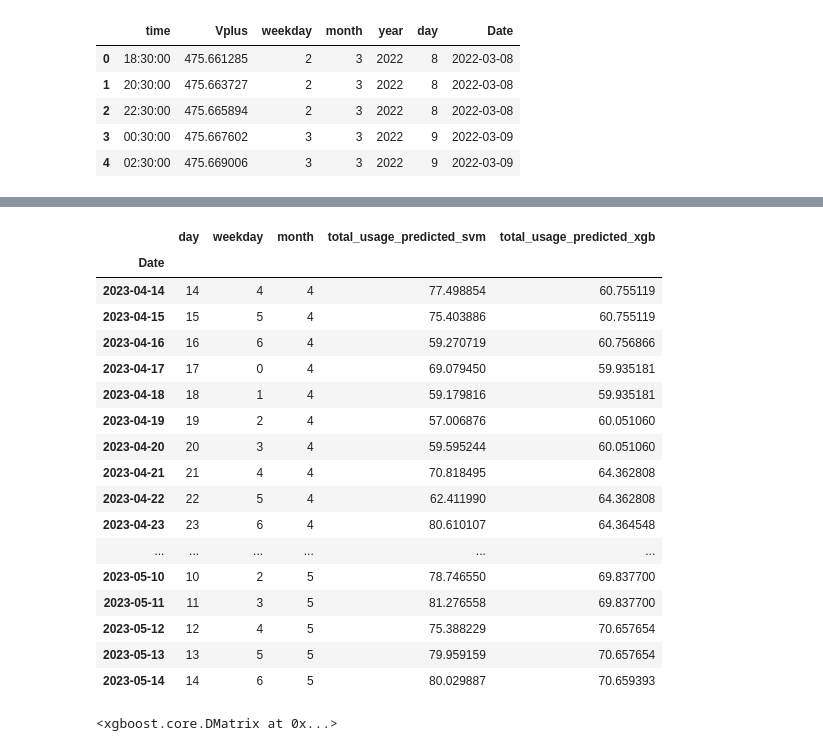
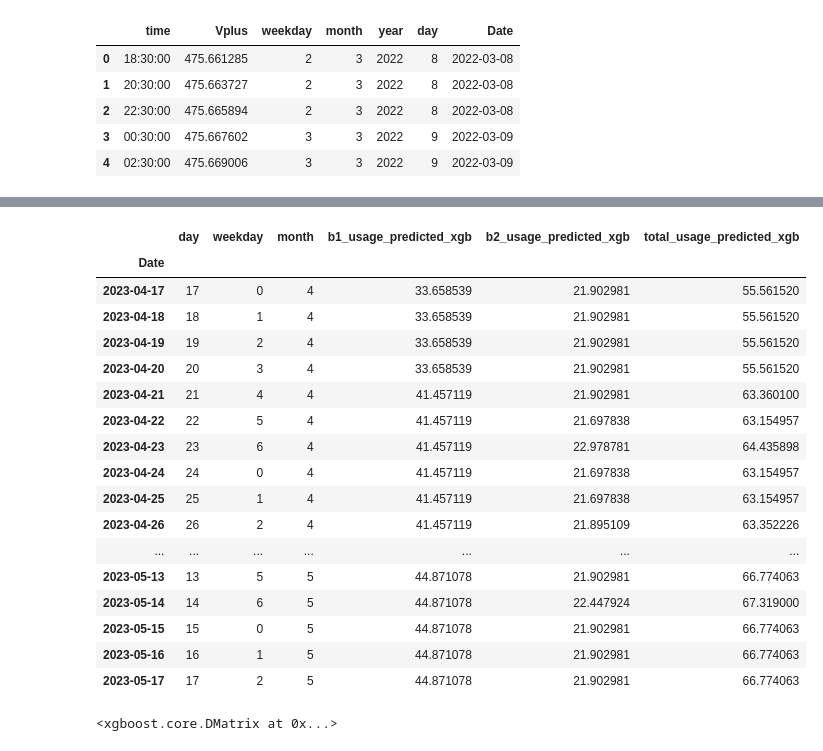
Before and after one commit to digital-twin-water-management/digital-twin-ml-model, a Jupyter notebook: b-block.ipynb, the cells around one changed output, grey strips where cells are left out. Drawn from its saved outputs; the diff is of its cells as text; code cells hidden in the pictures.

Commit message:
independent_block_usage_prediction

```diff
--- a/b-block.ipynb
+++ b/b-block.ipynb
@@ -309,8 +311,8 @@ Fitting 4 folds for each of 504 candidates, totalling 2016 fits
 Best parameters found:  {'alpha': 1, 'learning_rate': 0.01, 'max_depth': 3, 'n_estimators': 300}
 Lowest RMSE found:  23.223646069996096
 """
-xgb_model = xgb.XGBRegressor(objective ='reg:squarederror', colsample_bytree = 1, **grid_mse.best_params_)
-xgb_model.fit(x_train, y_train)
-xgb_prediction = xgb_model.predict(x_test)
-mse(y_test , xgb_prediction)
+b1_xgb_model = xgb.XGBRegressor(objective ='reg:squarederror', colsample_bytree = 1, **grid_mse.best_params_)
+b1_xgb_model.fit(b1_x_train, b1_y_train)
+b1_xgb_prediction = b1_xgb_model.predict(b1_x_test)
+mse(b1_y_test , b1_xgb_prediction)
 # %% [output]
@@ -317,0 +320,13 @@ mse(y_test , xgb_prediction)
+# %%
+DM_train = xgb.DMatrix(data=b2_x_train, label=b2_y_train)
+grid_param = {"learning_rate": [0.01, 0.001, 0.1],
+              "n_estimators": [100, 150, 200 , 250 , 300 , 350, 400],
+              "alpha": [0.1,0.75 , 0.5, 1],
+              "max_depth": [2, 3, 4 , 6, 9 , 11]}
+model = xgb.XGBRegressor()
+grid_mse = GridSearchCV(estimator=model, param_grid=grid_param,
+                       scoring="neg_mean_squared_error",
+                       cv=4, verbose=1)
+grid_mse.fit(b2_x_train, b2_y_train)
+print("Best parameters found: ", grid_mse.best_params_)
+print("Lowest RMSE found: ", np.sqrt(np.abs(grid_mse.best_score_)))
@@ -317,0 +337,5 @@ mse(y_test , xgb_prediction)
+# %%
+b2_xgb_model = xgb.XGBRegressor(objective ='reg:squarederror', colsample_bytree = 1, **grid_mse.best_params_)
+b2_xgb_model.fit(b2_x_train, b2_y_train)
+b2_xgb_prediction = b2_xgb_model.predict(b2_x_test)
+mse(b2_y_test , b2_xgb_prediction)
@@ -373,6 +399,6 @@ x_predict['month'] = x_predict['Date'].dt.month
 x_predict = x_predict.set_index('Date')
 # %%
 predictions = x_predict.copy()
-predictions['total_usage_predicted_svm'] = svr.predict(x_predict)
-predictions['total_usage_predicted_xgb'] = xgb_model.predict(x_predict)
-predictions
+predictions['b1_usage_predicted_xgb'] = b1_xgb_model.predict(x_predict)
+predictions['b2_usage_predicted_xgb'] = b2_xgb_model.predict(x_predict)
+predictions['total_usage_predicted_xgb'] = predictions['b1_usage_predicted_xgb'] + predictions['b2_usage_predicted_xgb']
@@ -476,27 +483,27 @@ Fitting 5 folds for each of 4752000 candidates, totalling 23760000 fits
 [CV 3/5] END LR__alpha=0.1, XGB__alpha=0.1, XGB__learning_rate=0.01, XGB__max_depth=2, XGB__n_estimators=100, forest__max_depth=10, forest__n_estimators=400, svr__C=100, svr__gamma=scale, svr__kernel= ...
 [CV 4/5] END LR__alpha=0.1, XGB__alpha=0.1, XGB__learning_rate=0.01, XGB__max_depth=2, XGB__n_estimators=100, forest__max_depth=10, forest__n_estimators=400, svr__C=100, svr__gamma=scale, svr__kernel= ...
 # %%
-predictions['total_usage_predicted_xgb'] = xgb_model.predict(x_predict)
+# predictions['total_usage_predicted_xgb'] = xgb_model.predict(x_predict)
 predictions
 # %% [output]
-|  | day | weekday | month | total_usage_predicted_svm | total_usage_predicted_xgb |
-| Date |  |  |  |  |  |
-| 2023-04-14 | 14 | 4 | 4 | 77.498854 | 60.755119 |
-| 2023-04-15 | 15 | 5 | 4 | 75.403886 | 60.755119 |
-| 2023-04-16 | 16 | 6 | 4 | 59.270719 | 60.756866 |
-| 2023-04-17 | 17 | 0 | 4 | 69.079450 | 59.935181 |
-| 2023-04-18 | 18 | 1 | 4 | 59.179816 | 59.935181 |
-| 2023-04-19 | 19 | 2 | 4 | 57.006876 | 60.051060 |
-| 2023-04-20 | 20 | 3 | 4 | 59.595244 | 60.051060 |
-| 2023-04-21 | 21 | 4 | 4 | 70.818495 | 64.362808 |
-| 2023-04-22 | 22 | 5 | 4 | 62.411990 | 64.362808 |
-| 2023-04-23 | 23 | 6 | 4 | 80.610107 | 64.364548 |
-| ... | ... | ... | ... | ... | ... |
-| 2023-05-10 | 10 | 2 | 5 | 78.746550 | 69.837700 |
-| 2023-05-11 | 11 | 3 | 5 | 81.276558 | 69.837700 |
-| 2023-05-12 | 12 | 4 | 5 | 75.388229 | 70.657654 |
-| 2023-05-13 | 13 | 5 | 5 | 79.959159 | 70.657654 |
-| 2023-05-14 | 14 | 6 | 5 | 80.029887 | 70.659393 |
+|  | day | weekday | month | b1_usage_predicted_xgb | b2_usage_predicted_xgb | total_usage_predicted_xgb |
+| Date |  |  |  |  |  |  |
+| 2023-04-17 | 17 | 0 | 4 | 33.658539 | 21.902981 | 55.561520 |
+| 2023-04-18 | 18 | 1 | 4 | 33.658539 | 21.902981 | 55.561520 |
+| 2023-04-19 | 19 | 2 | 4 | 33.658539 | 21.902981 | 55.561520 |
+| 2023-04-20 | 20 | 3 | 4 | 33.658539 | 21.902981 | 55.561520 |
+| 2023-04-21 | 21 | 4 | 4 | 41.457119 | 21.902981 | 63.360100 |
+| 2023-04-22 | 22 | 5 | 4 | 41.457119 | 21.697838 | 63.154957 |
+| 2023-04-23 | 23 | 6 | 4 | 41.457119 | 22.978781 | 64.435898 |
+| 2023-04-24 | 24 | 0 | 4 | 41.457119 | 21.697838 | 63.154957 |
+| 2023-04-25 | 25 | 1 | 4 | 41.457119 | 21.697838 | 63.154957 |
+| 2023-04-26 | 26 | 2 | 4 | 41.457119 | 21.895109 | 63.352226 |
+| ... | ... | ... | ... | ... | ... | ... |
+| 2023-05-13 | 13 | 5 | 5 | 44.871078 | 21.902981 | 66.774063 |
+| 2023-05-14 | 14 | 6 | 5 | 44.871078 | 22.447924 | 67.319000 |
+| 2023-05-15 | 15 | 0 | 5 | 44.871078 | 21.902981 | 66.774063 |
+| 2023-05-16 | 16 | 1 | 5 | 44.871078 | 21.902981 | 66.774063 |
+| 2023-05-17 | 17 | 2 | 5 | 44.871078 | 21.902981 | 66.774063 |
 # %%
 # %% [output]
 <xgboost.core.DMatrix at 0x...>
```
Also changed, not shown: parts of 14 cells of this notebook, 5 other files.
